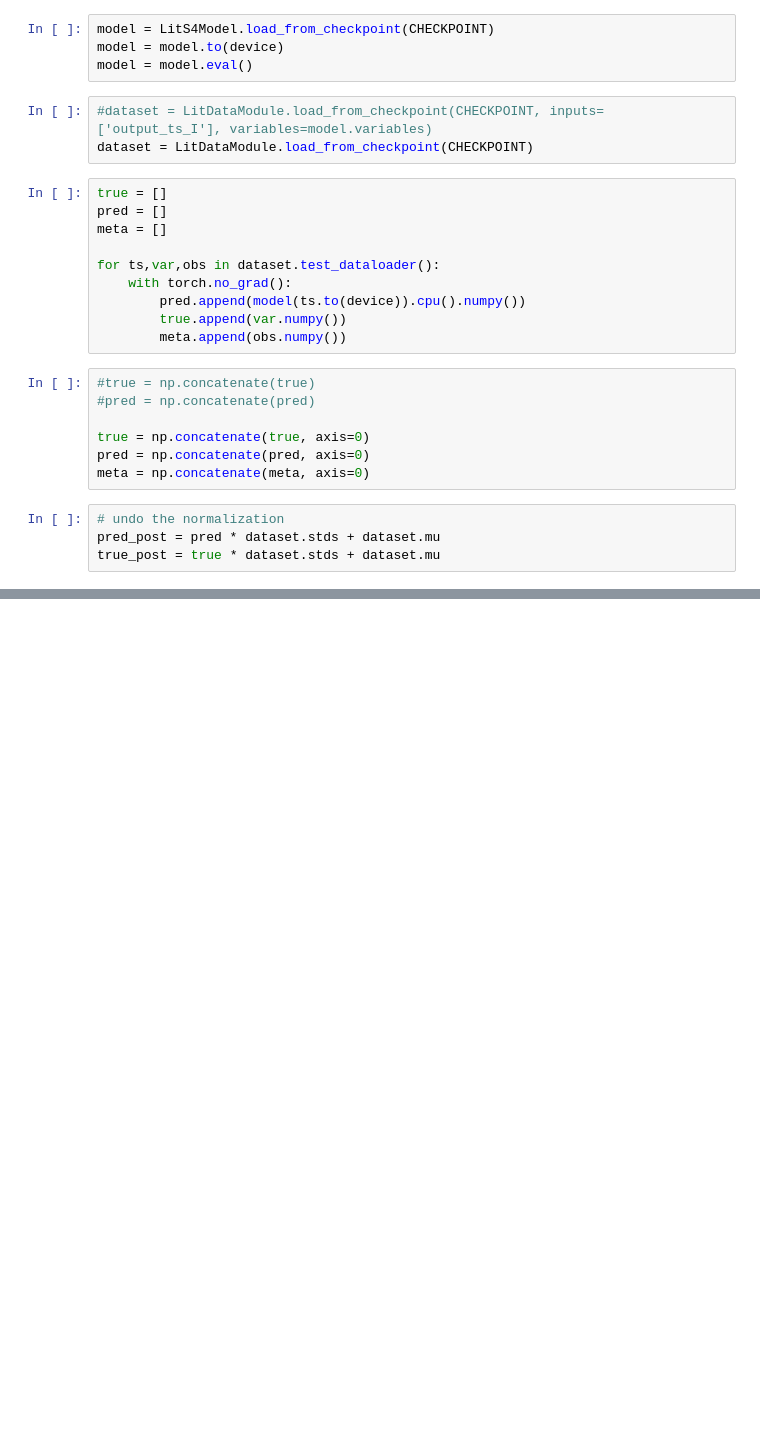
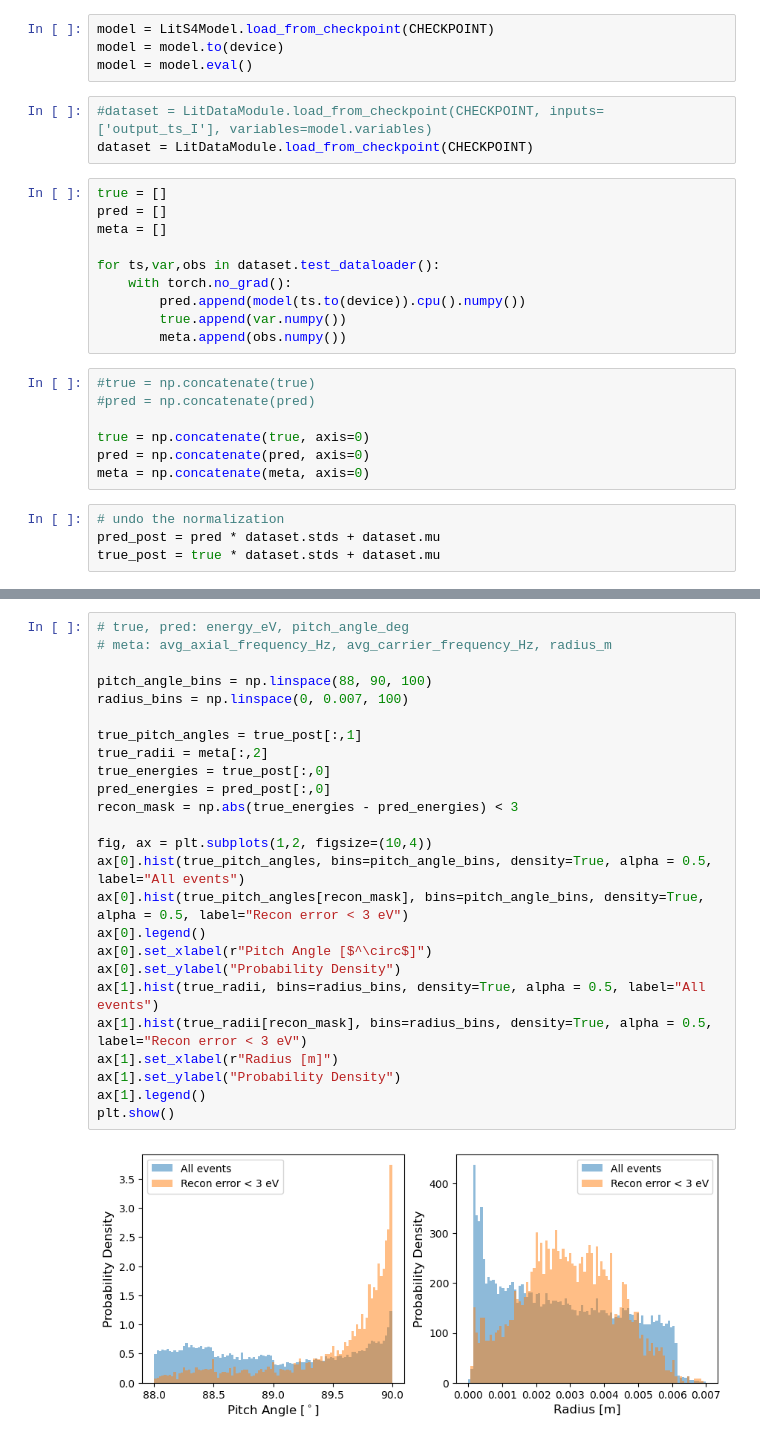
Before and after one commit to chreissel/neutrino_project, a Jupyter notebook: eval.ipynb, the cells around one changed output, grey strips where cells are left out. Saved outputs shown, nothing was run; the diff lists cells and outputs as text; blank space fills up the shorter version.

```diff
--- a/eval.ipynb
+++ b/eval.ipynb
@@ -44,0 +87,27 @@ f = make_all_plots(dataset.variables, true_post, pred_post)
+# %%
+# true, pred: energy_eV, pitch_angle_deg
+# meta: avg_axial_frequency_Hz, avg_carrier_frequency_Hz, radius_m
+
+pitch_angle_bins = np.linspace(88, 90, 100)
+radius_bins = np.linspace(0, 0.007, 100)
+
+true_pitch_angles = true_post[:,1]
+true_radii = meta[:,2]
+true_energies = true_post[:,0]
+pred_energies = pred_post[:,0]
+recon_mask = np.abs(true_energies - pred_energies) < 3
+
+fig, ax = plt.subplots(1,2, figsize=(10,4))
+ax[0].hist(true_pitch_angles, bins=pitch_angle_bins, density=True, alpha = 0.5, label="All events")
+ax[0].hist(true_pitch_angles[recon_mask], bins=pitch_angle_bins, density=True, alpha = 0.5, label="Recon error < 3 eV")
+ax[0].legend()
+ax[0].set_xlabel(r"Pitch Angle [$^\circ$]")
+ax[0].set_ylabel("Probability Density")
+ax[1].hist(true_radii, bins=radius_bins, density=True, alpha = 0.5, label="All events")
+ax[1].hist(true_radii[recon_mask], bins=radius_bins, density=True, alpha = 0.5, label="Recon error < 3 eV")
+ax[1].set_xlabel(r"Radius [m]")
+ax[1].set_ylabel("Probability Density")
+ax[1].legend()
+plt.show()
+# %% [output]
+[figure, added]
```
Also changed, not shown: parts of 4 cells of this notebook, 8 other files.
